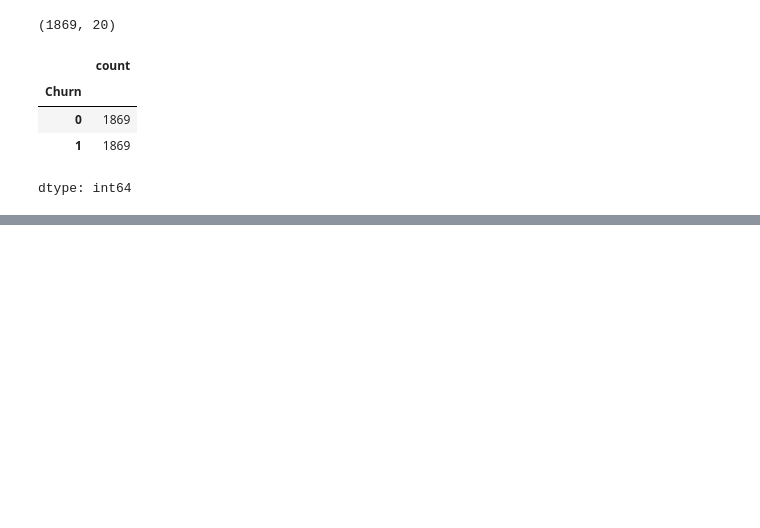
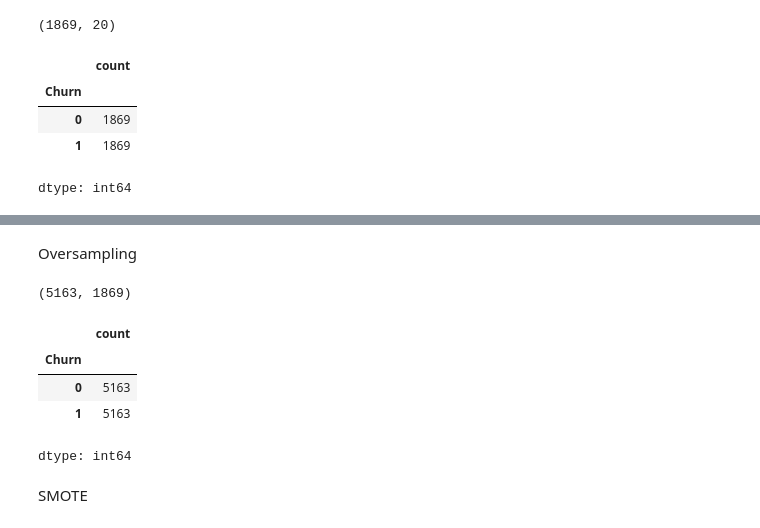
Before and after one commit to Karthikard/DL, a Jupyter notebook: 5_churn.ipynb, the cells around one changed output, grey strips where cells are left out. Saved outputs shown, nothing was run; the diff lists cells and outputs as text; code cells hidden in the pictures; blank space fills up the shorter version.

```diff
--- a/5_churn.ipynb
+++ b/5_churn.ipynb
@@ -523,0 +537,20 @@ ValueError: Found input variables with inconsistent numbers of samples: [748, 14
+# %% [markdown]
+Oversampling
+# %%
+count_class_0,count_class_1
+# %% [output]
+(5163, 1869)
+# %%
+df_class_1_over = df_class_1.sample(count_class_0 , replace=True)
+
+df_test_over = pd.concat([df_class_0 , df_class_1_over] , axis=0)
+
+df_test_over.Churn.value_counts()
+# %% [output]
+|  | count |
+| Churn |  |
+| 0 | 5163 |
+| 1 | 5163 |
+dtype: int64
+# %% [markdown]
+SMOTE
```
Also changed, not shown: parts of 16 cells of this notebook.
